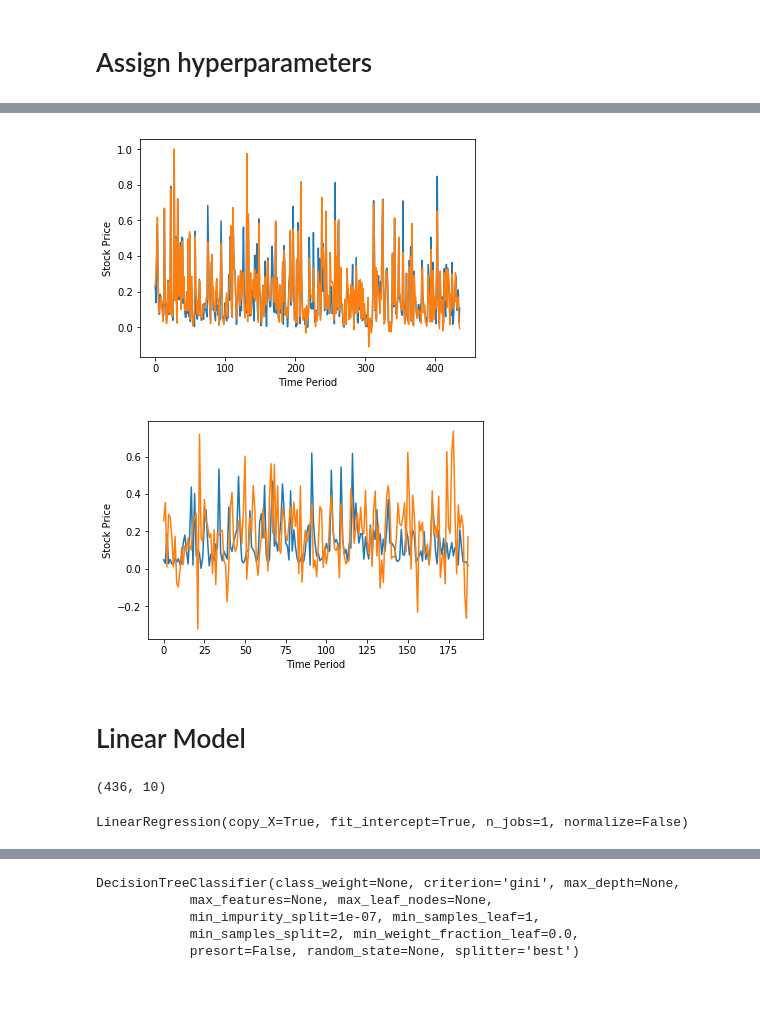
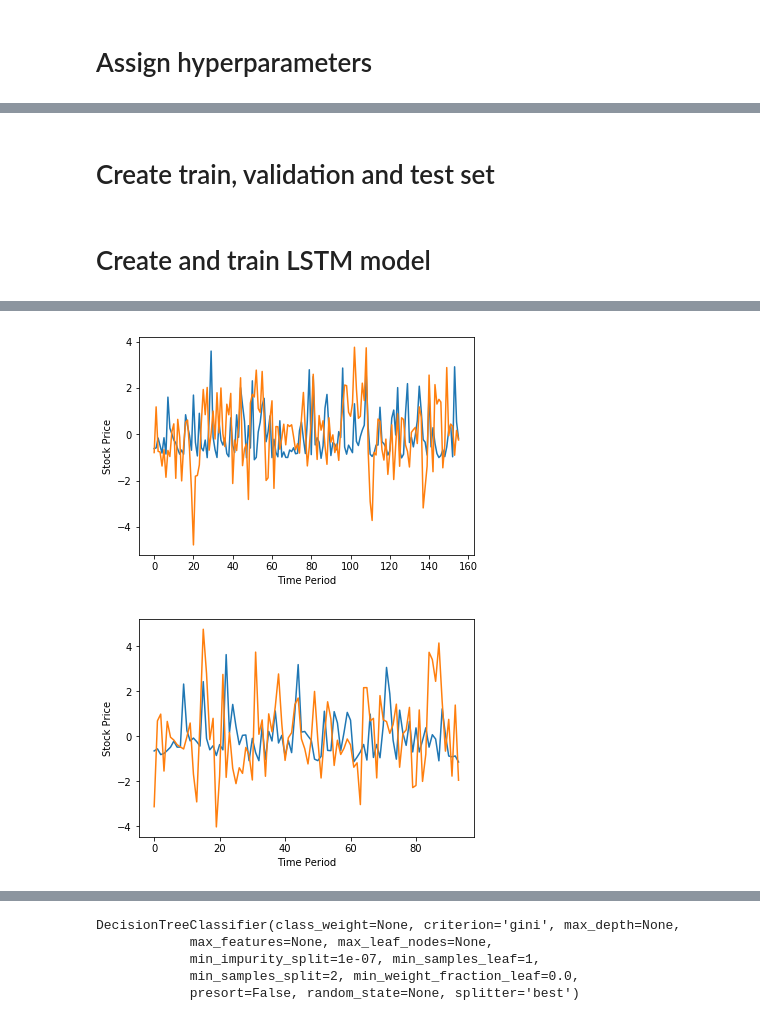
Before and after one commit to jhun0324/DL-Tutorial, a Jupyter notebook: data.ipynb, the cells around one changed output, grey strips where cells are left out. Cells and saved outputs as stored; diff of their text form; code cells hidden in the pictures; blank space fills up the shorter version.

Commit message:
updated preprocessing,linear,lstm and dt

```diff
--- a/data.ipynb
+++ b/data.ipynb
@@ -98,0 +126,2 @@ df['Increasing_Rate'] = rate
+# %%
+df['Revenue_Normalized'] = np.zeros_like(df['Revenue'])
@@ -170,9 +359,9 @@ import tensorflow as tf
 # %% [markdown]
 # Assign hyperparameters
 # %%
-lstm_variable_list = df_scaled.columns
+# Hyperparameters for LSTM model. Tune these variables.
 seq_len = 5
-data_dim = len(variable_list)
+data_dim = len(lstm_variables)
 output_dim = 1
 hidden_dim = 10
 iterations = 2000
@@ -179,9 +370,10 @@ iterations = 2000
 # %%
+# Create dataset
 dataX = []
 dataY = []
-for i in range(df_subset_scaled.shape[0] - seq_len):
-    _x = df_subset_scaled.loc[i:i+seq_len-1, variable_list].values
-    _y = df_subset_scaled.loc[i+seq_len, target_variable].values
+for i in range(df_scaled.shape[0] - seq_len):
+    _x = df_scaled.loc[i:i+seq_len-1, lstm_variables].values
+    _y = [df_scaled.loc[i+seq_len, 'Revenue_Normalized']]
     print(_x, "->", _y)
     dataX.append(_x)
     dataY.append(_y)
@@ -206,11 +398,16 @@ for i in range(df_subset_scaled.shape[0] - seq_len):
+# %% [markdown]
+# Create train, validation and test set
+# %%
+train_size = int(len(dataY)*0.6)
+val_size = int(len(dataY)*0.25)
+test_size = len(dataY) - train_size - val_size
+
+trainX, valX, testX = np.array(dataX[:train_size]), np.array(dataX[train_size:train_size+val_size]), np.array(dataX[train_size+val_size:len(dataX)])
+trainY, valY, testY = np.array(dataY[:train_size]), np.array(dataY[train_size:train_size+val_size]), np.array(dataY[train_size+val_size:len(dataY)])
+# %% [markdown]
+# Create and train LSTM model
 # %%
 tf.reset_default_graph()
-
-train_size = int(len(dataY)*0.7)
-test_size = len(dataY) - train_size
-
-trainX, testX = np.array(dataX[:train_size]), np.array(dataX[train_size:len(dataX)])
-trainY, testY = np.array(dataY[:train_size]), np.array(dataY[train_size:len(dataY)])
 
 X = tf.placeholder(tf.float32, [None, seq_len, data_dim])
 Y = tf.placeholder(tf.float32, [None, 1])
@@ -233,18 +430,20 @@ with tf.Session() as sess :
     sess.run(init)
 
     for i in range(iterations) :
-        _, step_loss = sess.run([train, loss], feed_dict = {X:trainX,Y:trainY})
-        print("Step {} - loss : {}".format(i, step_loss))
+        _, _ = sess.run([train, loss], feed_dict = {X:trainX,Y:trainY})
+        if i % 100 == 0:
+            step_loss = sess.run(loss, feed_dict = {X:valX, Y:valY})
+            print("Step {} - loss : {}".format(i, step_loss))
 
-    train_predict = sess.run(Y_pred, feed_dict = {X:trainX})
-    train_rmse_val = sess.run(rmse, feed_dict = {targets : trainY, predictions : train_predict})
-    print("RMSE : {}".format(train_rmse_val))
+    val_predict = sess.run(Y_pred, feed_dict = {X:valX})
+    val_rmse_error = sess.run(rmse, feed_dict = {targets : valY, predictions : val_predict})
+    print("VALIDATION RMSE ERROR : {}".format(val_rmse_error))
     test_predict = sess.run(Y_pred, feed_dict = {X:testX})
-    rmse_val = sess.run(rmse, feed_dict = {targets : testY, predictions:test_predict})
-    print("RMSE : {}".format(rmse_val))
+    test_rmse_error = sess.run(rmse, feed_dict = {targets : testY, predictions:test_predict})
+    print("TEST RMSE ERROR : {}".format(test_rmse_error))
 
-    plt.plot(trainY)
-    plt.plot(train_predict)
+    plt.plot(valY)
+    plt.plot(val_predict)
     plt.xlabel("Time Period")
     plt.ylabel("Stock Price")
     plt.show()
@@ -274,4 +473,2 @@ RMSE : 0.196403518319
-[figure, old version]
+[figure, new version]
-[figure, old version]
+[figure, new version]
-# %% [markdown]
-# Linear Model
@@ -286,9 +474,0 @@ lm_testY = np.reshape(testY, (-1, 1))
-# %%
-lm_trainX.shape
-# %% [output]
-(436, 10)
-# %%
-lm = LinearRegression(fit_intercept=True, normalize=False, copy_X=True)
-lm.fit(lm_trainX, lm_trainY)
-# %% [output]
-LinearRegression(copy_X=True, fit_intercept=True, n_jobs=1, normalize=False)
```
Also changed, not shown: parts of 98 cells of this notebook.
